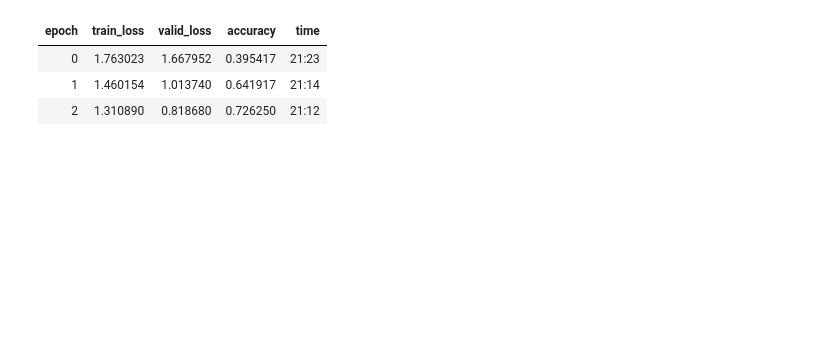
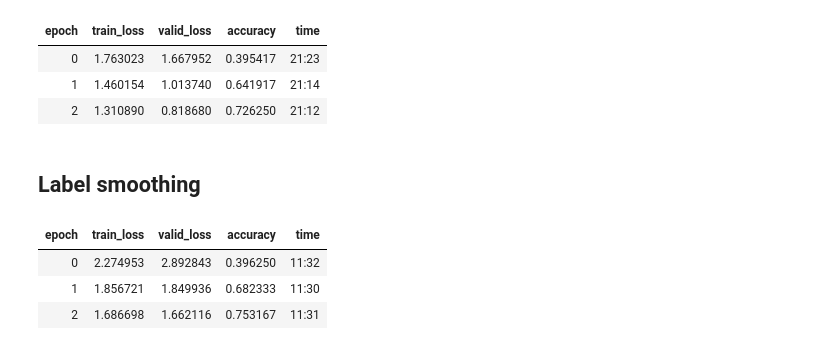
Before and after one commit to shreyus3003/CMPE297_sec49, a Jupyter notebook: Assignment_2/mixup_fastai.ipynb, the cells around one changed output. Saved outputs shown, nothing was run; the diff lists cells and outputs as text; code cells hidden in the pictures; blank space fills up the shorter version.

```diff
--- a/Assignment_2/mixup_fastai.ipynb
+++ b/Assignment_2/mixup_fastai.ipynb
@@ -82,2 +97,14 @@ show_image((0.3*tchurch + 0.7*tgas), ax=axs[2]);
+# %% [markdown]
+## Label smoothing
+# %%
+model = xresnet50()
+learn = Learner(dls, model, loss_func=LabelSmoothingCrossEntropy(),
+                metrics=accuracy)
+learn.fit_one_cycle(3, 3e-3)
+# %% [output]
+| epoch | train_loss | valid_loss | accuracy | time |
+| 0 | 2.274953 | 2.892843 | 0.396250 | 11:32 |
+| 1 | 1.856721 | 1.849936 | 0.682333 | 11:30 |
+| 2 | 1.686698 | 1.662116 | 0.753167 | 11:31 |
 # %%
 learn = Learner(data, models.resnet34()).show_tfms()
```
Also changed, not shown: parts of 7 cells of this notebook.
